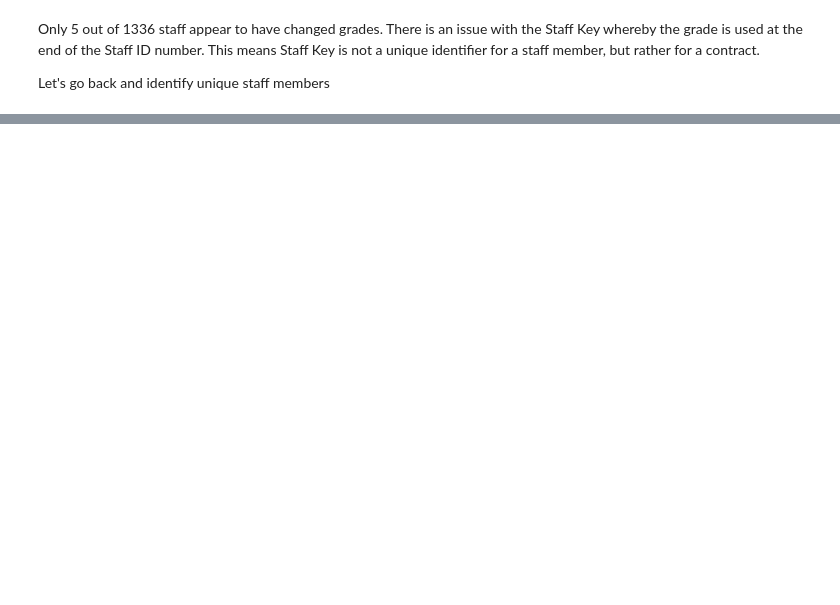
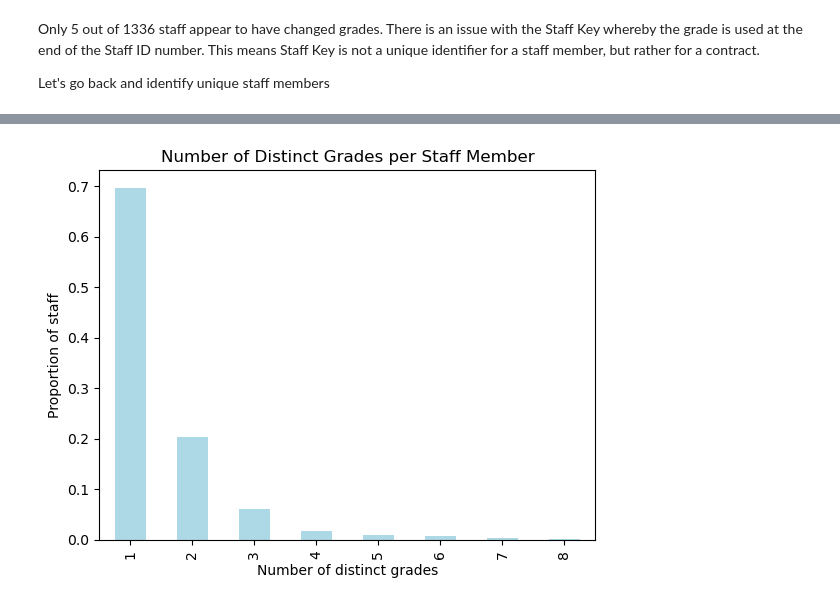
Before and after one commit to NiallRussell/employee-sample-data, a Jupyter notebook: employee-data-analysis.ipynb, the cells around one changed output, grey strips where cells are left out. Drawn from its saved outputs; the diff is of its cells as text; code cells hidden in the pictures; blank space fills up the shorter version.

```diff
--- a/employee-data-analysis.ipynb
+++ b/employee-data-analysis.ipynb
@@ -256,0 +444,23 @@ df_changing_grades
+# %%
+df = df.sort_values(by = ["Staff ID", "grade"])
+grade_paths = (
+    df.groupby("Staff ID")["grade"]
+      .unique()
+      .apply(tuple)
+      .value_counts()
+)
+# %%
+mobility = grade_paths.copy()
+mobility.index = mobility.index.map(len)
+
+mobility = mobility.groupby(mobility.index).sum()
+mobility = mobility / mobility.sum()
+
+mobility.plot(kind='bar', color = "lightblue")
+
+plt.xlabel('Number of distinct grades')
+plt.ylabel('Proportion of staff')
+plt.title('Number of Distinct Grades per Staff Member')
+plt.show()
+# %% [output]
+[figure, added]
```
Also changed, not shown: parts of 75 cells of this notebook.
